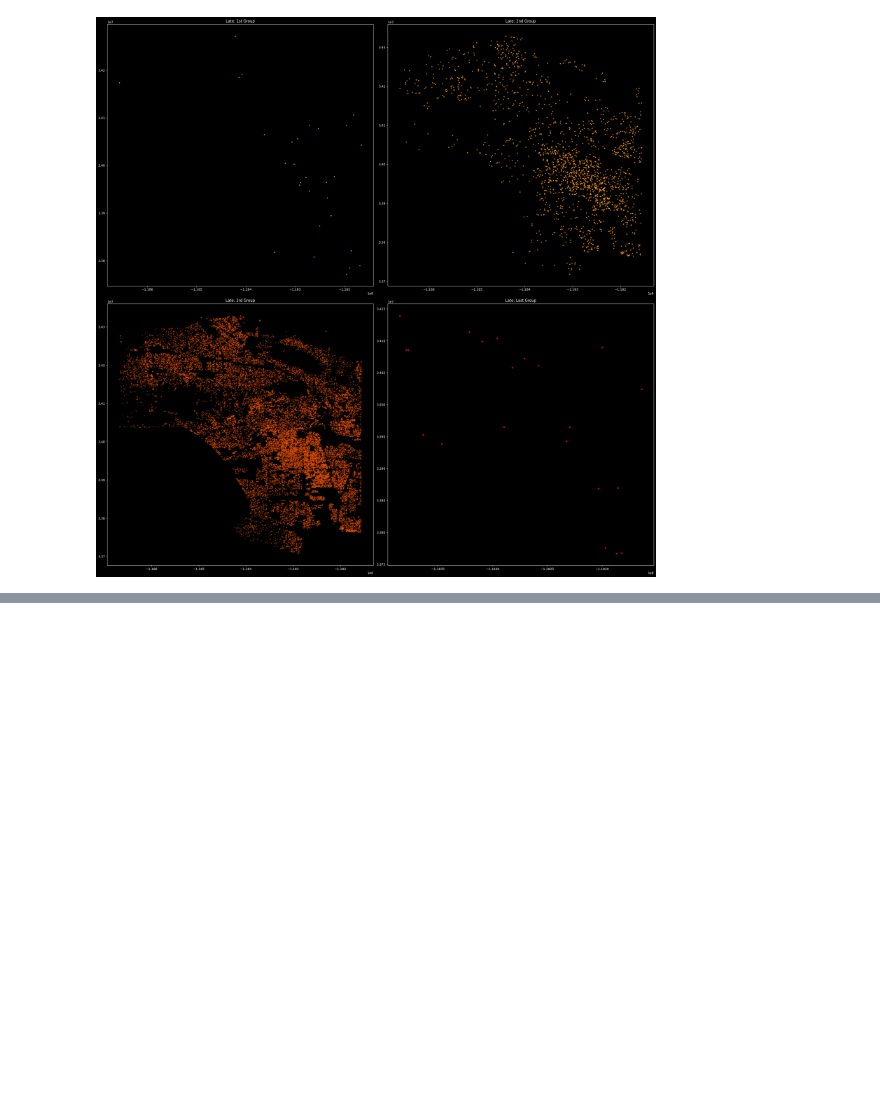
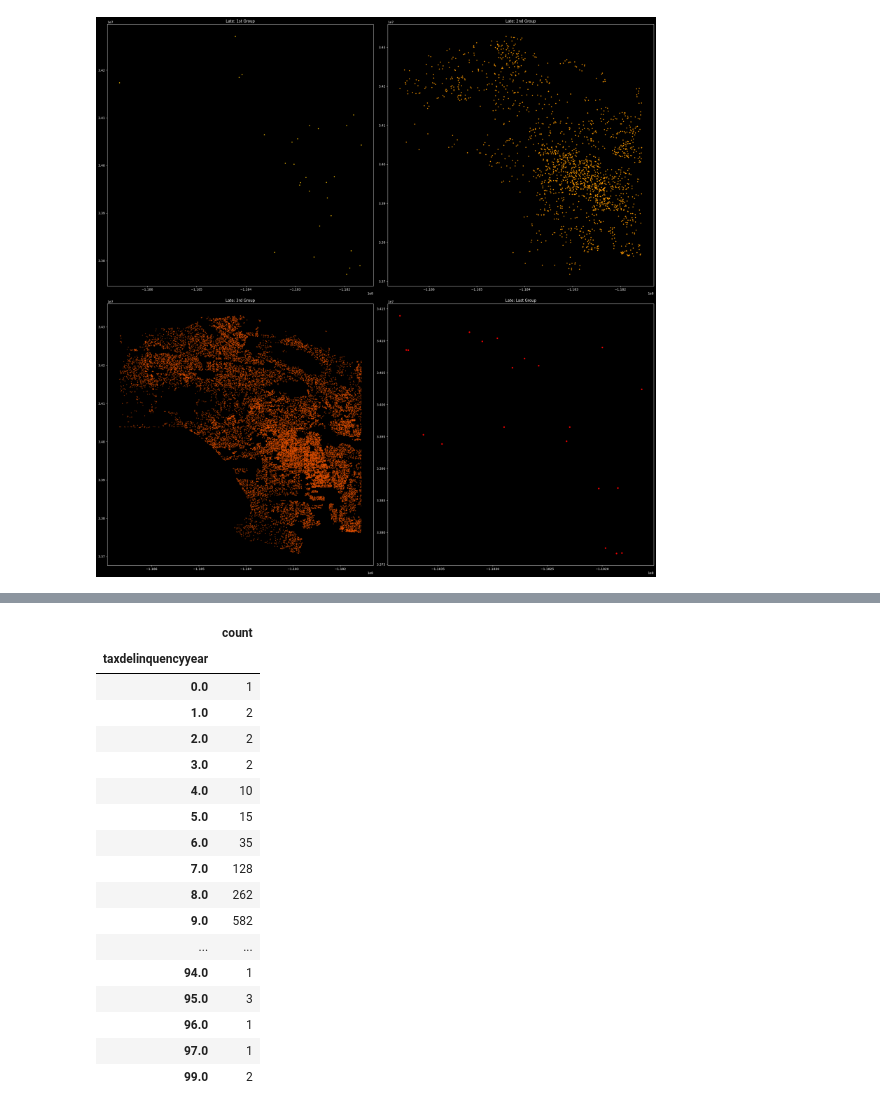
Before and after one commit to Dagbert1337/PDU-projekt, a Jupyter notebook: src/LA_tax.ipynb, the cells around one changed output, grey strips where cells are left out. Saved outputs shown, nothing was run; the diff lists cells and outputs as text; code cells hidden in the pictures; blank space fills up the shorter version.

```diff
--- a/src/LA_tax.ipynb
+++ b/src/LA_tax.ipynb
@@ -185,0 +207,23 @@ plt.show()
+# %%
+po_opoznieniu = data_la_only[["taxdelinquencyyear","parcelid"]].groupby('taxdelinquencyyear').count().rename(columns={'parcelid':'count'})
+po_opoznieniu#.sum()
+# po_opoznieniu.iloc[:11, :].sum() + po_opoznieniu.iloc[17:, :].sum()
+# %% [output]
+|  | count |
+| taxdelinquencyyear |  |
+| 0.0 | 1 |
+| 1.0 | 2 |
+| 2.0 | 2 |
+| 3.0 | 2 |
+| 4.0 | 10 |
+| 5.0 | 15 |
+| 6.0 | 35 |
+| 7.0 | 128 |
+| 8.0 | 262 |
+| 9.0 | 582 |
+| ... | ... |
+| 94.0 | 1 |
+| 95.0 | 3 |
+| 96.0 | 1 |
+| 97.0 | 1 |
+| 99.0 | 2 |
```
Also changed, not shown: parts of 2 cells of this notebook, 3 other files.
